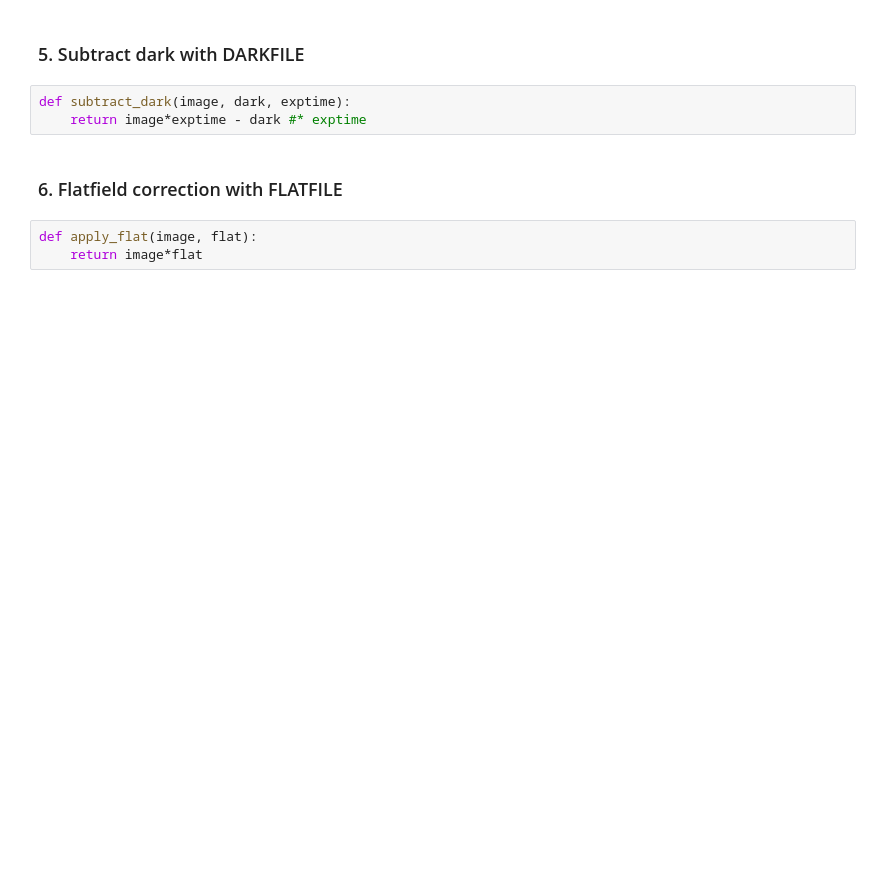
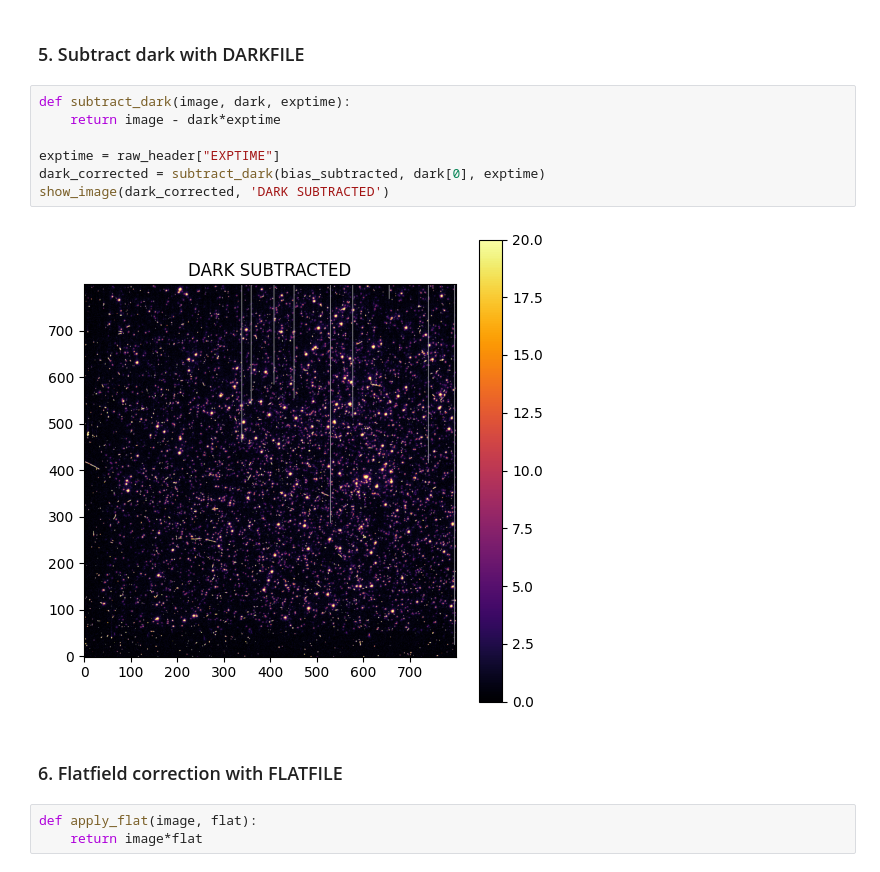
Before and after one commit to RachelOdunuga/optical-detectors-hst-sentinel, a Jupyter notebook: hst-assignment.ipynb, the cells around one changed output. Drawn from its saved outputs; the diff is of its cells as text; blank space fills up the shorter version.

Commit message:
Dark Subtraction

```diff
--- a/hst-assignment.ipynb
+++ b/hst-assignment.ipynb
@@ -170,7 +174,13 @@ show_image(bias_subtracted, 'BIAS SUBTRACTED')
 ### 5. Subtract dark with DARKFILE
 # %%
 def subtract_dark(image, dark, exptime):
-    return image*exptime - dark #* exptime
+    return image - dark*exptime
+
+exptime = raw_header["EXPTIME"]
+dark_corrected = subtract_dark(bias_subtracted, dark[0], exptime)
+show_image(dark_corrected, 'DARK SUBTRACTED')
+# %% [output]
+[figure, added]
 # %% [markdown]
 ### 6. Flatfield correction with FLATFILE
 # %%
```
Also changed, not shown: parts of 2 cells of this notebook.
